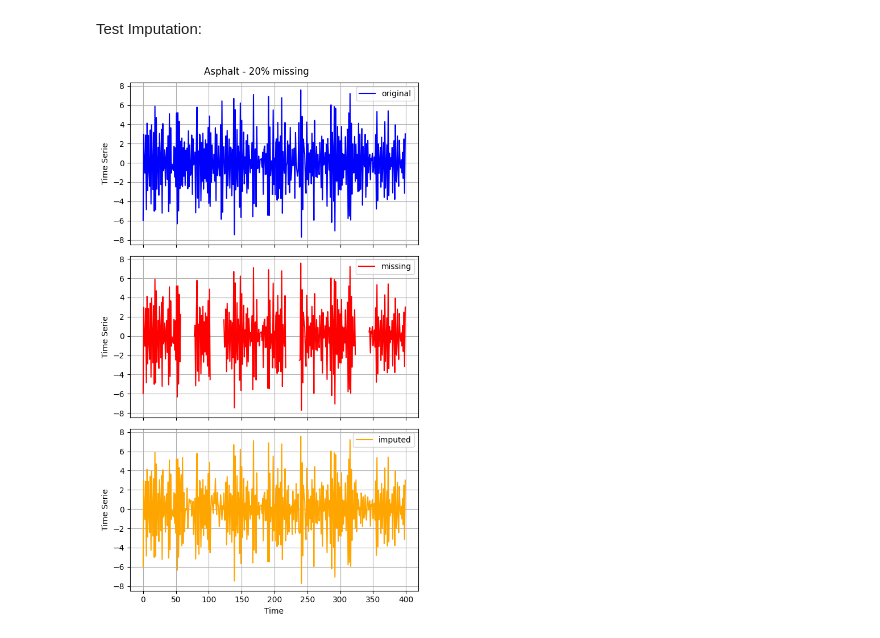
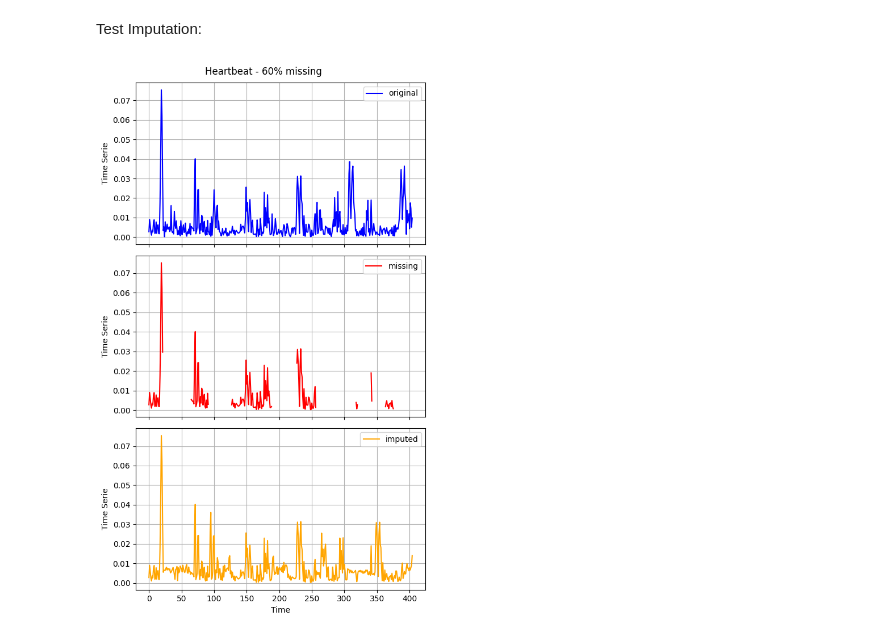
Before and after one commit to thiago-rissi/time_encoding_experiment, a Jupyter notebook: notebooks/plots.ipynb, the cells around one changed output. Saved outputs shown, nothing was run; the diff lists cells and outputs as text; code cells hidden in the pictures.

```diff
--- a/notebooks/plots.ipynb
+++ b/notebooks/plots.ipynb
@@ -29,16 +29,16 @@ imputer = MissForest(max_iter=max_iter)
 X_imp = impute(X_nan, n_instances, imputer)
 X = X.swapaxes(1, 2)
 # %%
-pmiss = 20
-dataset = "AsphaltPavementTypeCoordinates"
+pmiss = 60
+dataset = "Heartbeat"
 X_nan, y = load_from_tsfile(
-    f"/usr/src/code/data/feature/{dataset}/{pmiss}_missing/AsphaltPavementTypeCoordinates_{pmiss}_nan.ts"
+    f"/usr/src/code/data/feature/{dataset}/{pmiss}_missing/{dataset}_{pmiss}_nan.ts"
 )
 X_imp, y = load_from_tsfile(
-    f"/usr/src/code/data/feature/{dataset}/{pmiss}_missing/AsphaltPavementTypeCoordinates_{pmiss}.ts"
+    f"/usr/src/code/data/feature/{dataset}/{pmiss}_missing/{dataset}_{pmiss}.ts"
 )
 X, y = load_from_tsfile(
-    f"/usr/src/code/data/feature/{dataset}/0_missing/AsphaltPavementTypeCoordinates_0.ts"
+    f"/usr/src/code/data/feature/{dataset}/0_missing/{dataset}_0.ts"
 )
 
 X = X.swapaxes(1, 2)
@@ -47,14 +47,14 @@ X_imp = X_imp.swapaxes(1, 2)
 # %%
 from plots import compare_imputation
 
-instance = 0
-n_test = 400
+instance = 5
+n_test = 4000
 compare_imputation(
     X_nan[instance][:n_test],
     X_imp[instance][:n_test],
     X[instance][:n_test],
     title=f"{dataset} - {pmiss}% missing",
-    ts_id=2,
+    ts_id=0,
 )
 # %% [output]
-[figure, old version]
+[figure, new version]
```
Also changed, not shown: parts of 1 cell of this notebook, 9 other files.
